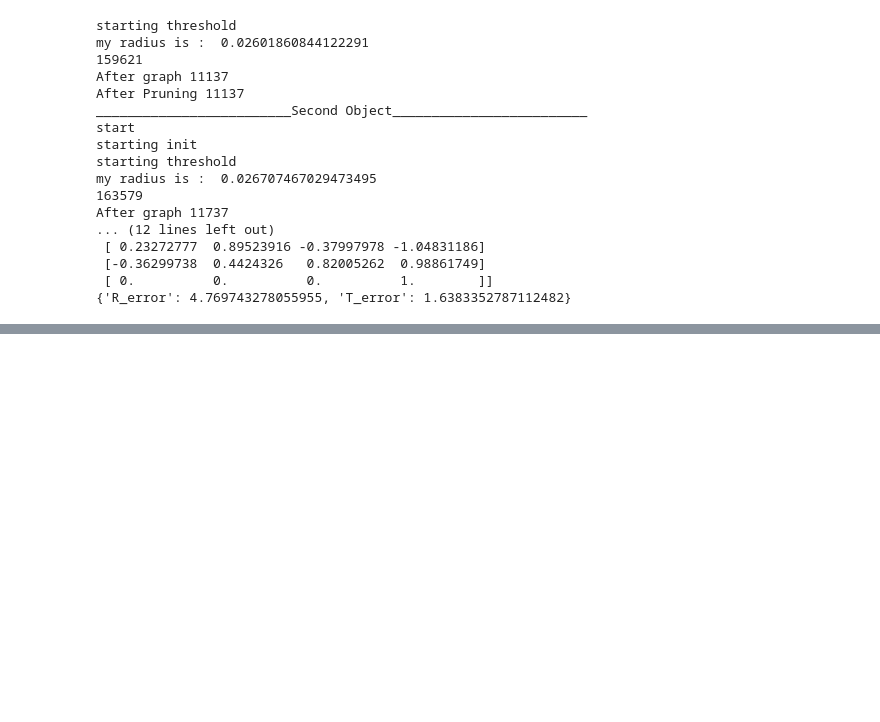
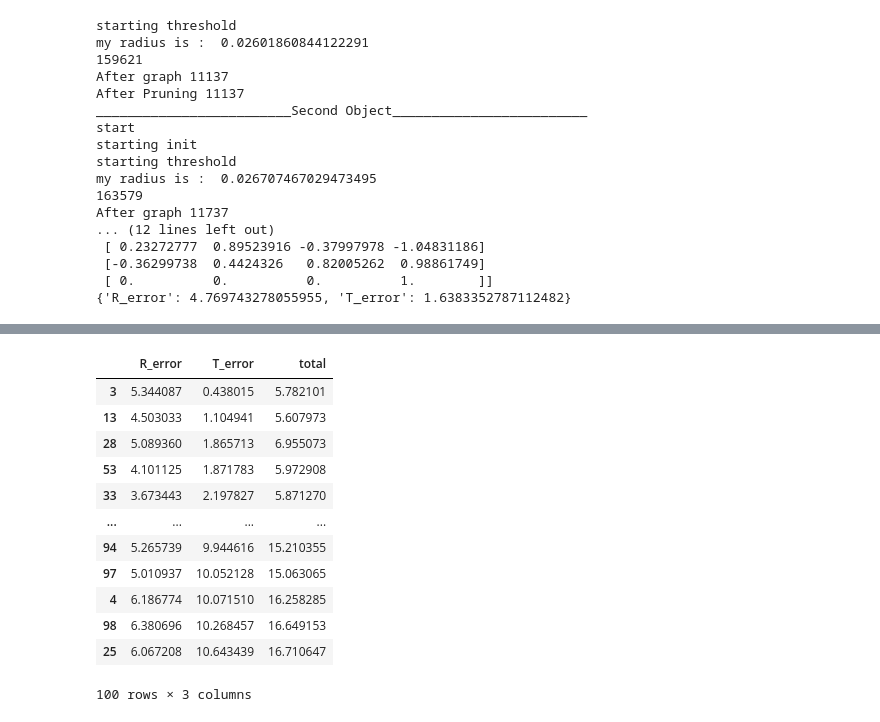
Before and after one commit to RePAIRProject/AAFR, a Jupyter notebook: Untitled3.ipynb, the cells around one changed output, grey strips where cells are left out. Drawn from its saved outputs; the diff is of its cells as text; code cells hidden in the pictures; blank space fills up the shorter version.

```diff
--- a/Untitled3.ipynb
+++ b/Untitled3.ipynb
@@ -668,0 +718,41 @@ test_brick_2.draw_registration_result_original_color(test_brick_2.Obj1,test_bric
+# %%
+import ast
+
+from runner import test
+import numpy as np
+
+number = 68
+
+#objects
+Obj1_url = df.iloc[number]["obj2"]
+Obj2_url = df.iloc[number]["obj1"]
+
+#Before Evaluate do a Rotation and translation of
+init_R_T = ((0.2, 0.2, 0.1), (4, 0.6, 1))
+
+
+#pipline name and pipline parameters
+pipline_name = "pipline_3"
+
+
+N = 15
+t1 = 2
+t2 = 100
+t3 = 100
+
+Obj_url = "data_test/pairwise/repair_group8_pair1/RPf_00059_gt.ply"
+#threshold for corner
+thre = 0.985
+
+pipline_variables = (N, t1, t2, t3, thre)
+
+#test
+test_name = "ICP_test"
+
+# eval
+
+eval_list = ["rms"]
+
+test_brick_1 = test(Obj2_url, Obj1_url, init_R_T, pipline_name, pipline_variables, test_name, eval_list, show_results = True, save_results=False)
+
+my_results = test_brick_1.run()
@@ -668,0 +780,18 @@ test_brick_2.draw_registration_result_original_color(test_brick_2.Obj1,test_bric
+# %%
+df_brick_1 = pd.DataFrame(test_brick_1.results)
+df_brick_1["total"] = df_brick_1["R_error"]+df_brick_1["T_error"]
+df_brick_1.sort_values('T_error')
+# %% [output]
+|  | R_error | T_error | total |
+| 3 | 5.344087 | 0.438015 | 5.782101 |
+| 13 | 4.503033 | 1.104941 | 5.607973 |
+| 28 | 5.089360 | 1.865713 | 6.955073 |
+| 53 | 4.101125 | 1.871783 | 5.972908 |
+| 33 | 3.673443 | 2.197827 | 5.871270 |
+| ... | ... | ... | ... |
+| 94 | 5.265739 | 9.944616 | 15.210355 |
+| 97 | 5.010937 | 10.052128 | 15.063065 |
+| 4 | 6.186774 | 10.071510 | 16.258285 |
+| 98 | 6.380696 | 10.268457 | 16.649153 |
+| 25 | 6.067208 | 10.643439 | 16.710647 |
+100 rows × 3 columns
```
Also changed, not shown: parts of 83 cells of this notebook, 3 other files.
